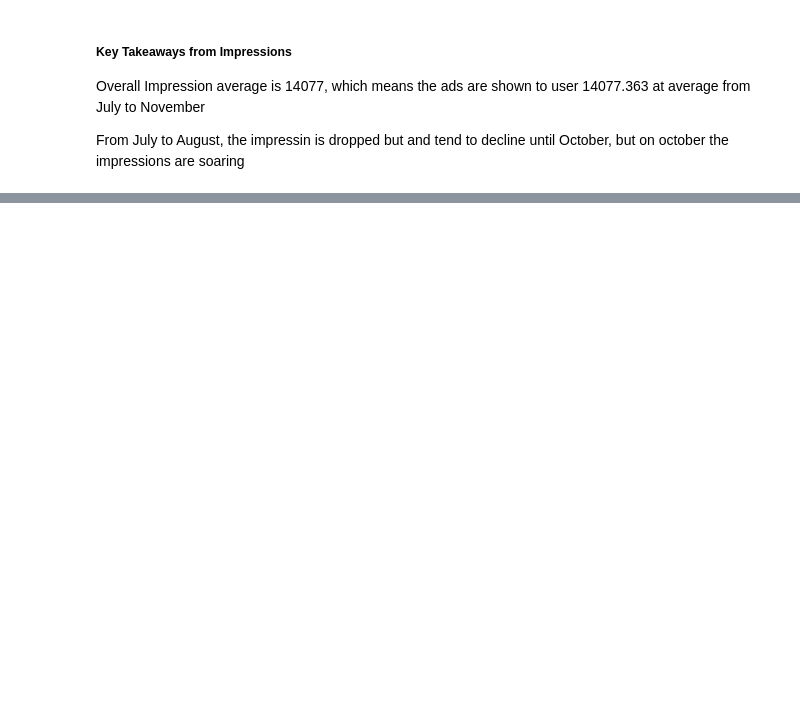
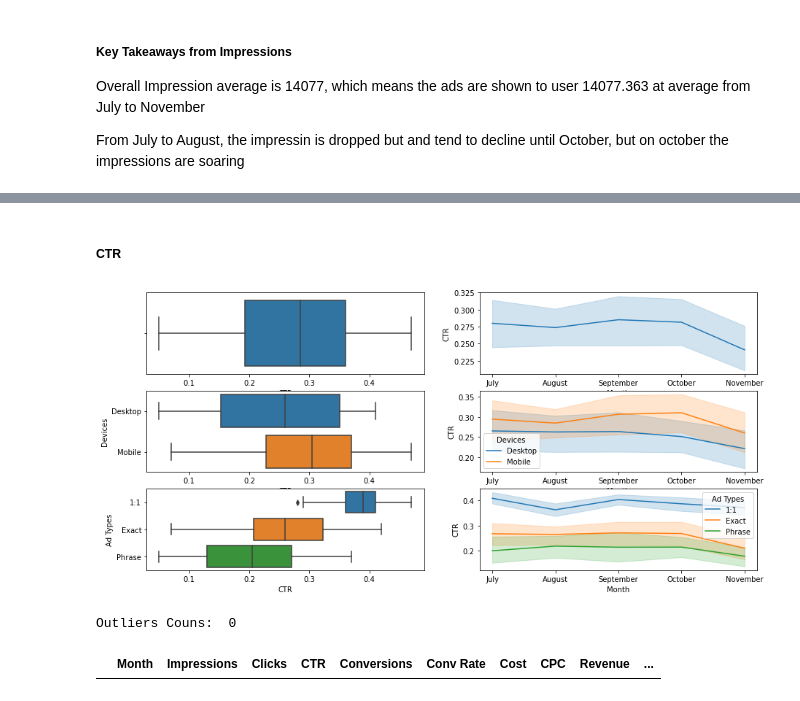
Before and after one commit to aifakhri/marketing-analytics-case, a Jupyter notebook: marketingAnalysis.ipynb, the cells around one changed output, grey strips where cells are left out. Drawn from its saved outputs; the diff is of its cells as text; code cells hidden in the pictures; blank space fills up the shorter version.

```diff
--- a/marketingAnalysis.ipynb
+++ b/marketingAnalysis.ipynb
@@ -179,0 +204,12 @@ plt.show()
+# %% [markdown]
+##### CTR
+# %%
+box_and_line_plots(data=market_df, feature="CTR")
+# %% [output]
+[figure, added]
+# %%
+outliers, top_outliers = find_outliers(data=market_df, feature="CTR")
+top_outliers
+# %% [output]
+Outliers Couns:  0
+|  | Month | Impressions | Clicks | CTR | Conversions | Conv Rate | Cost | CPC | Revenue | ... |
```
Also changed, not shown: parts of 30 cells of this notebook.
